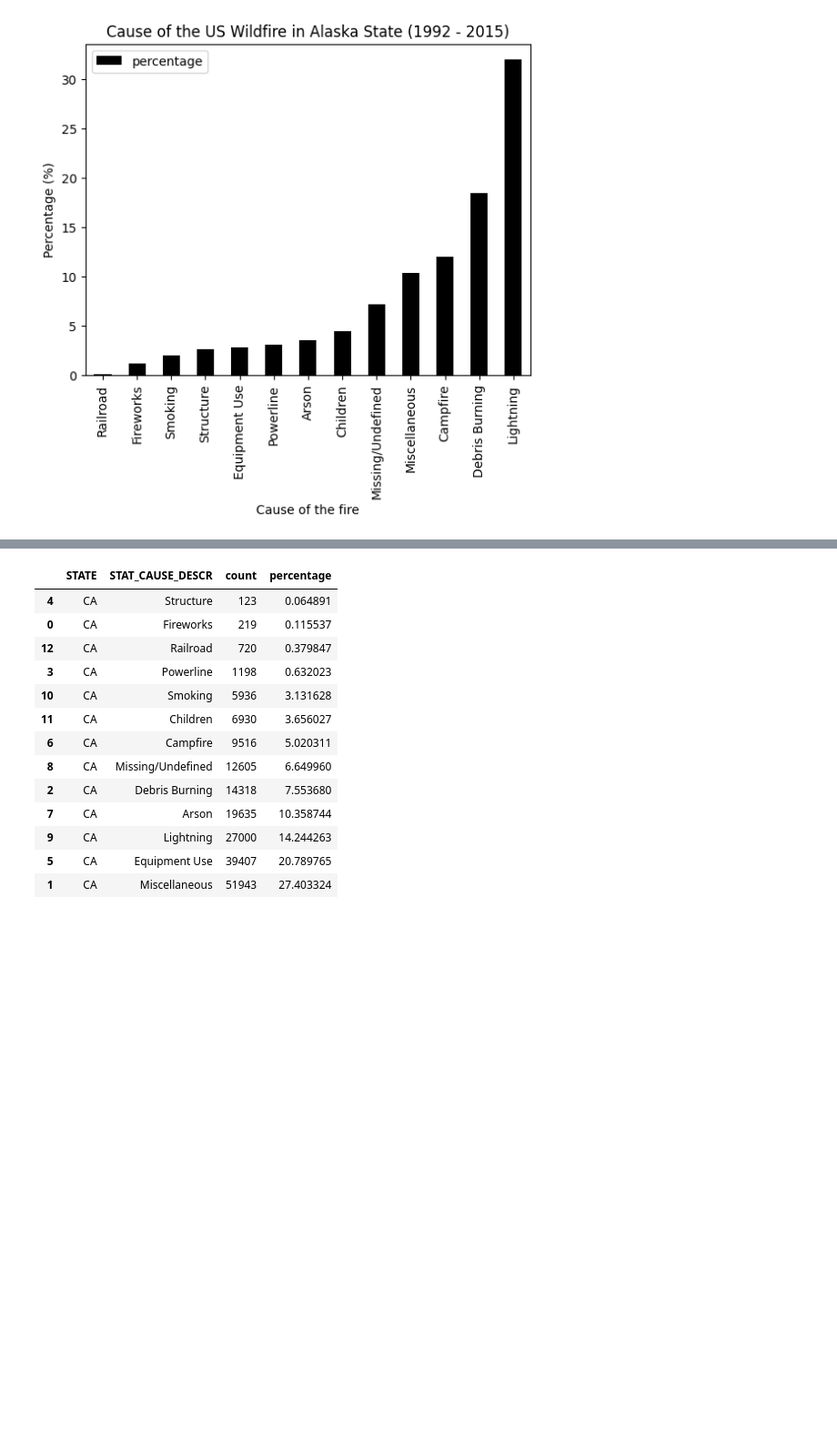
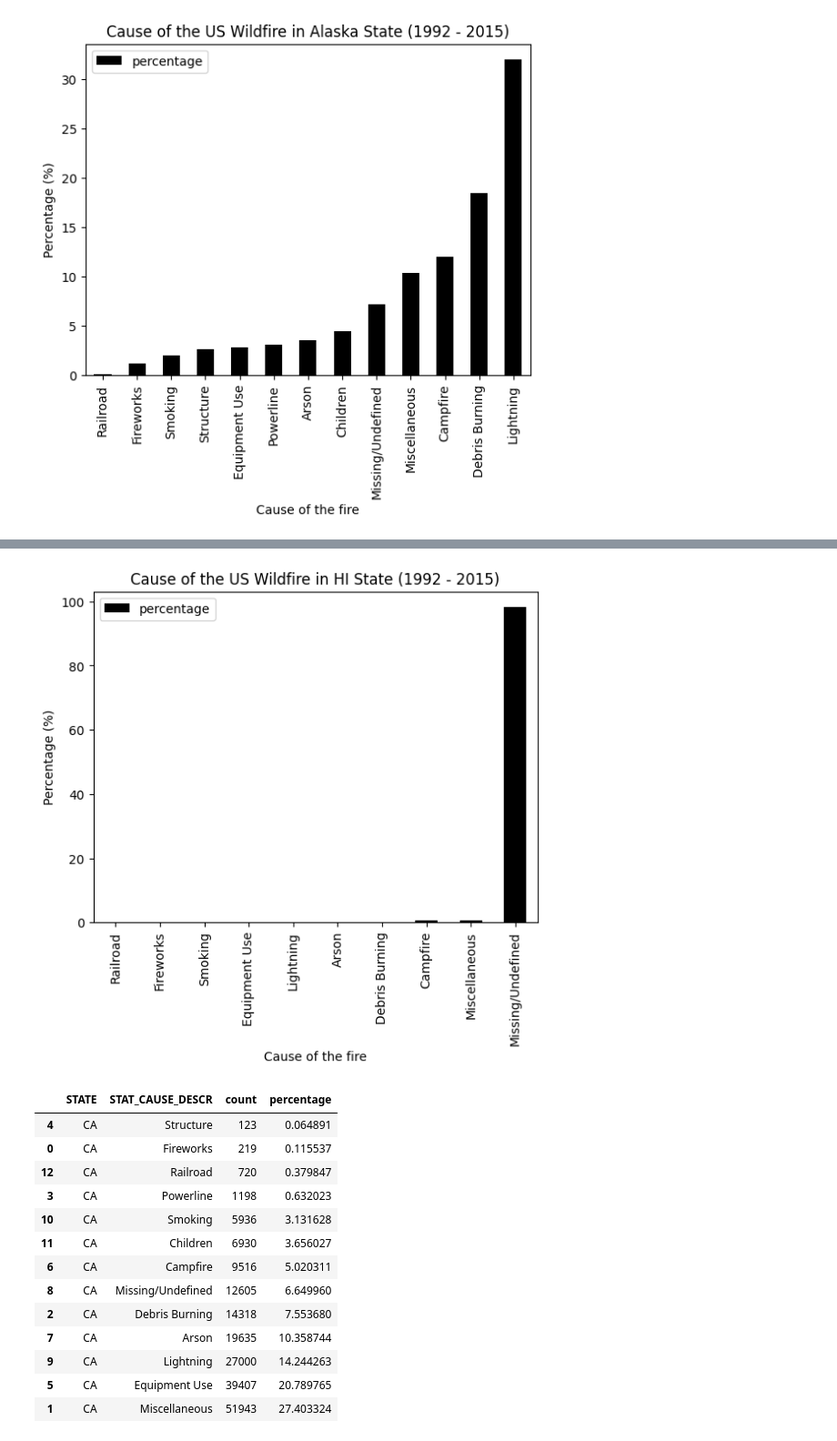
Before and after one commit to DanialArab/Geospatial_Data_Science, a Jupyter notebook: My GIS Projects/EDA on 1.88 Million US Wildfires.ipynb, the cells around one changed output, grey strips where cells are left out. Shown at 91% size. Saved outputs shown, nothing was run; the diff lists cells and outputs as text; code cells hidden in the pictures; blank space fills up the shorter version.

```diff
--- a/My GIS Projects/EDA on 1.88 Million US Wildfires.ipynb
+++ b/My GIS Projects/EDA on 1.88 Million US Wildfires.ipynb
@@ -501,3 +567,30 @@ plt.show()
+# %%
+def plotter(df_spark, state, color):
+    df_state = df_spark.groupBy('STATE', 'STAT_CAUSE_DESCR').count().filter(df_spark['STATE'] == state)
+    df_state_t = df_spark.groupBy('STATE').count().filter(df_spark['STATE'] == state)
+    df_state_total = df_state_t.select('count').collect()[0]['count']
+
+    df_state = df_state.withColumn('percentage', (col('count') / df_state_total * 100))
+    #ca.show()
+
+    df_state_pandas = df_state.toPandas()
+
+
+    df_state_pandas_ordered = df_state_pandas.sort_values(by='percentage')
+
+    df_state_pandas_ordered.plot(x='STAT_CAUSE_DESCR', y='percentage', kind='bar', color = color) #, figsize=(10, 6)
+    #plt.yscale('log')  # Set y-axis to logarithmic scale
+#     plt.xticks(rotation=45)
+#     plt.xticks(fontsize=8)
+    plt.xlabel('Cause of the fire')
+    plt.ylabel('Percentage (%)')
+    plt.title(f'Cause of the US Wildfire in {state} State (1992 - 2015)')
+    #plt.savefig(f'plots/Cause_of_US_Wildfire_in_{state}_1992_2015.png')
+    plt.show()
+# %%
+plotter(df_spark, state = 'HI', color = 'black')
+# %% [output]
+[figure, added]
 # %%
 ca_ordered = ca.toPandas().sort_values(by='count')
 ca_ordered
```
Also changed, not shown: parts of 5 cells of this notebook, 51 other files.
